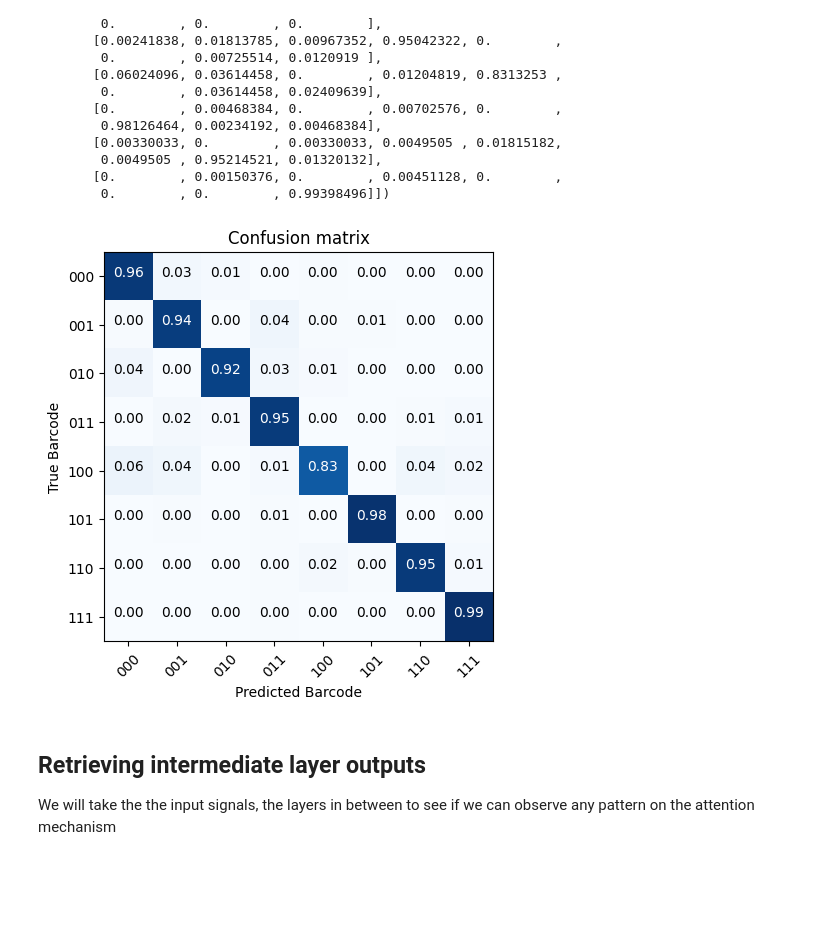
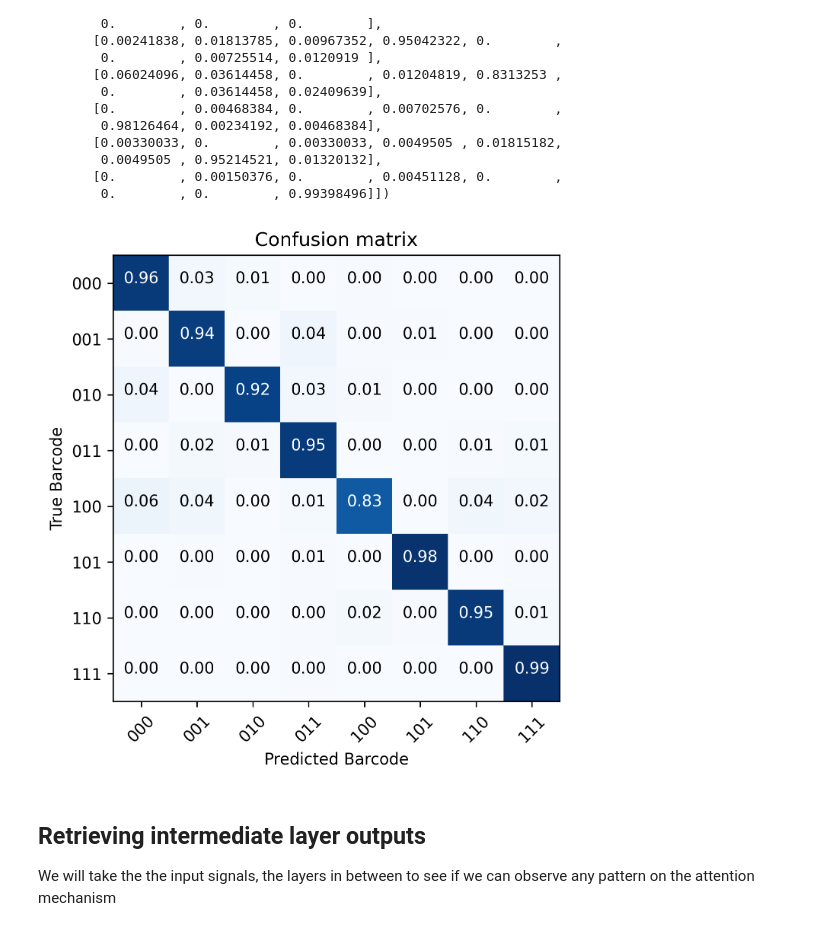
Before and after one commit to JavierKipen/browDataAug, a Jupyter notebook: scripts/PeerReview/PeerReviewSolving.ipynb, the cells around one changed output. Saved outputs shown, nothing was run; the diff lists cells and outputs as text; code cells hidden in the pictures; blank space fills up the shorter version.

```diff
--- a/scripts/PeerReview/PeerReviewSolving.ipynb
+++ b/scripts/PeerReview/PeerReviewSolving.ipynb
@@ -99,34 +101,35 @@ array([[0.95652174, 0.02766798, 0.01185771, 0.        , 0.00395257,
 # %%
 ## We will use this function from QuipuNet to obtain the same formatting!
 import itertools
 def plot_confusion_matrix(cm, classes,
-                          title='Confusion matrix',
+                          title='Confusion matrix YupanaNet',
                           cmap=plt.cm.Blues):
     "This function prints and plots the confusion matrix."
     #cm = cm.astype('float') / cm.sum(axis=1)[:, np.newaxis]
-
+    plt.figure(dpi=300)
     plt.imshow(cm, interpolation='nearest', cmap=cmap)
     plt.title(title)
     #pyplot.colorbar()
     tick_marks = np.arange(len(classes))
     plt.xticks(tick_marks, classes, rotation=45)
     plt.yticks(tick_marks, classes)
 
     fmt = '.2f'
     thresh = cm.max() / 2.
     for i, j in itertools.product(range(cm.shape[0]), range(cm.shape[1])):
         plt.text(j, i, format(cm[i, j], fmt),
                  horizontalalignment="center",
                  color="white" if cm[i, j] > thresh else "black")
 
     plt.tight_layout()
     plt.ylabel('True Barcode')
     plt.xlabel('Predicted Barcode')
+    plt.savefig("Confusion Matrix YupanaNet")
 disp = ConfusionMatrixDisplay(conf_matrix)
 barcodeLabels= ['000','001','010','011','100','101','110','111']
 plot_confusion_matrix(conf_matrix, classes=barcodeLabels, title="Confusion matrix")
 # %% [output]
-[figure, old version]
+[figure, new version]
 # %% [markdown]
 ## Retrieving intermediate layer outputs
 We will take the the input signals, the layers in between to see if we can observe any pattern on the attention mechanism
```
Also changed, not shown: parts of 24 cells of this notebook, 4 other files.
